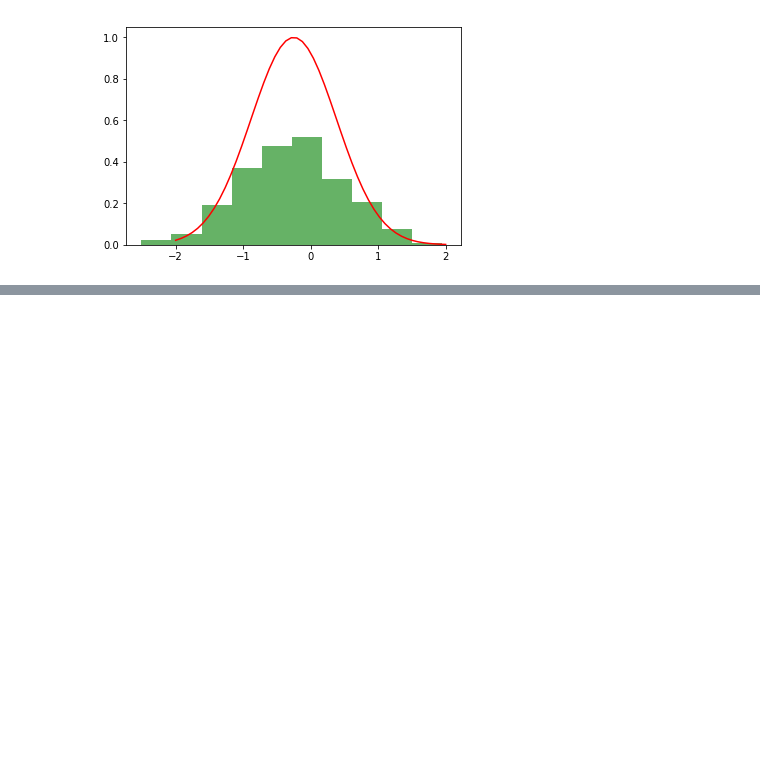
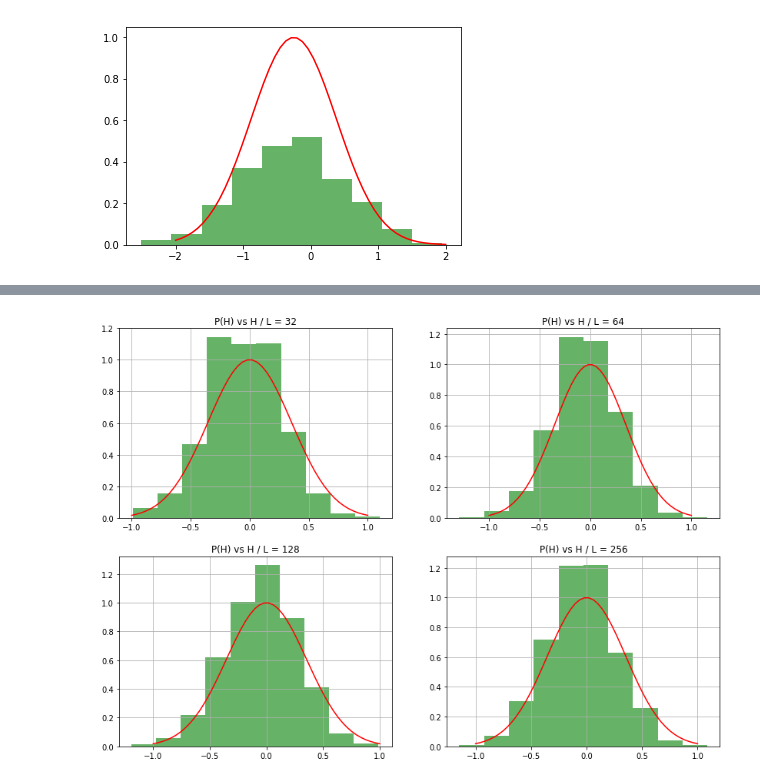
Before and after one commit to python-cbpf/kpz-FilipePhys, a Jupyter notebook: 05KPZ_FilipePhys.ipynb, the cells around one changed output, grey strips where cells are left out. Drawn from its saved outputs; the diff is of its cells as text; code cells hidden in the pictures; blank space fills up the shorter version.

```diff
--- a/05KPZ_FilipePhys.ipynb
+++ b/05KPZ_FilipePhys.ipynb
@@ -336,0 +338,3 @@ plt.show()
+# %%
+def disorder_matrix_G0_B1(L):
+    return np.random.normal(0,0.25,size=(L,L)) , np.random.uniform(-1,1,size=(L,L))
@@ -336,0 +362,8 @@ plt.show()
+# %%
+def average_partition_and_H_function(L, G_or_B_0or1, accuracy):
+    Zs = [partition_function(L, G_or_B_0or1) for n in range(accuracy)]
+    Zbar = sum(Zs)/accuracy
+    H_i = np.zeros(accuracy)
+    for i,j in enumerate(Zs):
+        H_i[i] = np.log(j/Zbar)
+    return H_i
@@ -336,0 +419,29 @@ plt.show()
+# %%
+f = plt.figure(figsize=(14,10))
+X = np.linspace(-1,1)
+
+ax1 = f.add_subplot(221)
+ax2 = f.add_subplot(222)
+ax3 = f.add_subplot(223)
+ax4 = f.add_subplot(224)
+
+ax1.plot(X,np.exp(-np.sort(X)**2/0.25), 'r')
+ax2.plot(X,np.exp(-np.sort(X)**2/0.25), 'r')
+ax3.plot(X,np.exp(-np.sort(X)**2/0.25), 'r')
+ax4.plot(X,np.exp(-np.sort(X)**2/0.25), 'r')
+ax1.hist(HG32_1000,density=True, facecolor='g', alpha=0.6)
+ax2.hist(HG64_1000,density=True, facecolor='g', alpha=0.6)
+ax3.hist(HG128_1000,density=True, facecolor='g', alpha=0.6)
+ax4.hist(HG256_1000,density=True, facecolor='g', alpha=0.6)
+
+ax1.set_title('P(H) vs H / L = 32')
+ax2.set_title('P(H) vs H / L = 64')
+ax3.set_title('P(H) vs H / L = 128')
+ax4.set_title('P(H) vs H / L = 256')
+#plt.legend([ax1, ax2, ax3, ax4],["HHZ 1", "HHN", "HHE", "HHE"])
+ax1.grid()
+ax2.grid()
+ax3.grid()
+ax4.grid()
+# %% [output]
+[figure, added]
```
Also changed, not shown: parts of 15 cells of this notebook.
